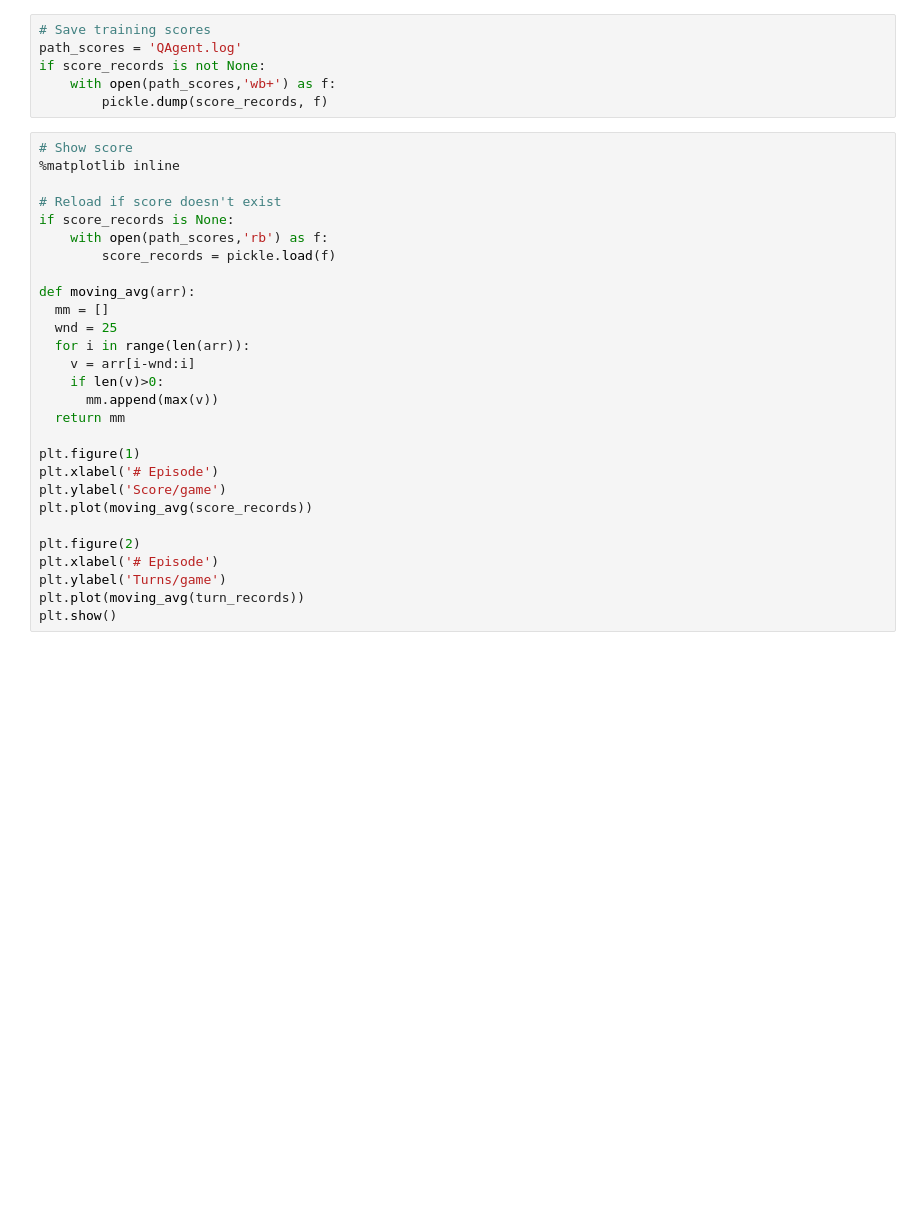
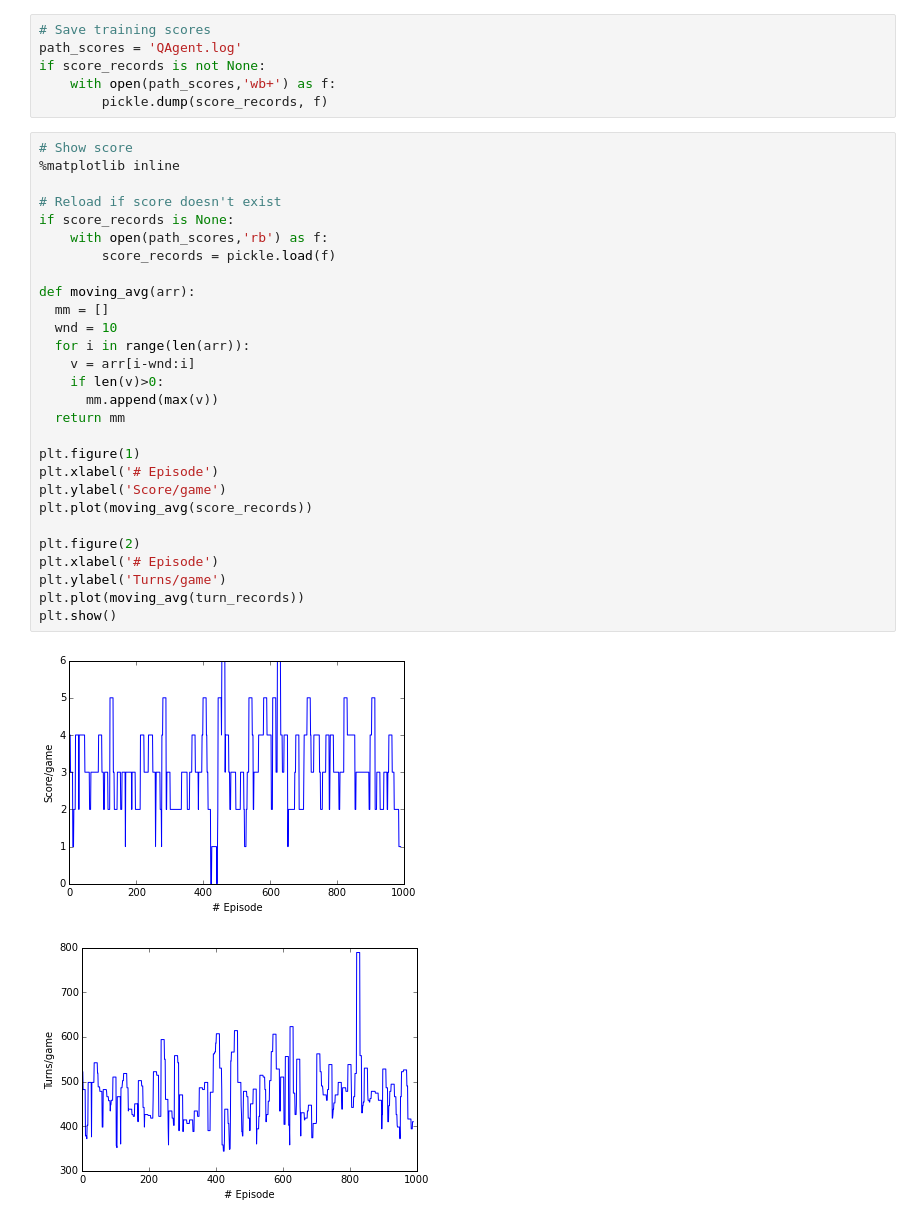
Before and after one commit to tao-pr/classic-doom-bot, a Jupyter notebook: baseline/Q-Learning-Doom.ipynb, the cells around one changed output. Cells and saved outputs as stored; diff of their text form; blank space fills up the shorter version.

```diff
--- a/baseline/Q-Learning-Doom.ipynb
+++ b/baseline/Q-Learning-Doom.ipynb
@@ -204,28 +210,31 @@ if score_records is not None:
 # %%
 # Show score
 %matplotlib inline
 
 # Reload if score doesn't exist
 if score_records is None:
     with open(path_scores,'rb') as f:
         score_records = pickle.load(f)
 
 def moving_avg(arr):
   mm = []
-  wnd = 25
+  wnd = 10
   for i in range(len(arr)):
     v = arr[i-wnd:i]
     if len(v)>0:
       mm.append(max(v))
   return mm
 
 plt.figure(1)
 plt.xlabel('# Episode')
 plt.ylabel('Score/game')
 plt.plot(moving_avg(score_records))
 
 plt.figure(2)
 plt.xlabel('# Episode')
 plt.ylabel('Turns/game')
 plt.plot(moving_avg(turn_records))
 plt.show()
+# %% [output]
+[figure, added]
+[figure, added]
```
Also changed, not shown: parts of 2 cells of this notebook.
